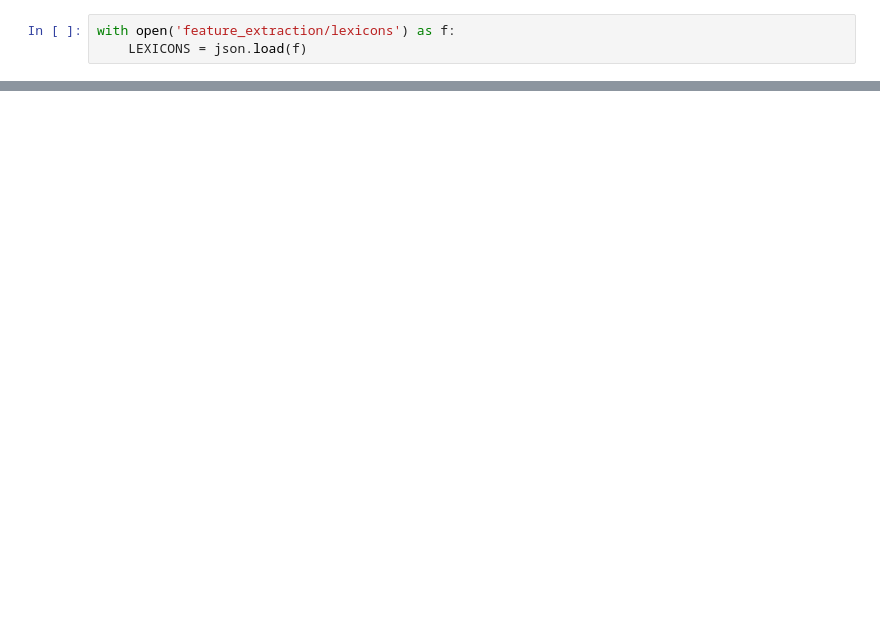
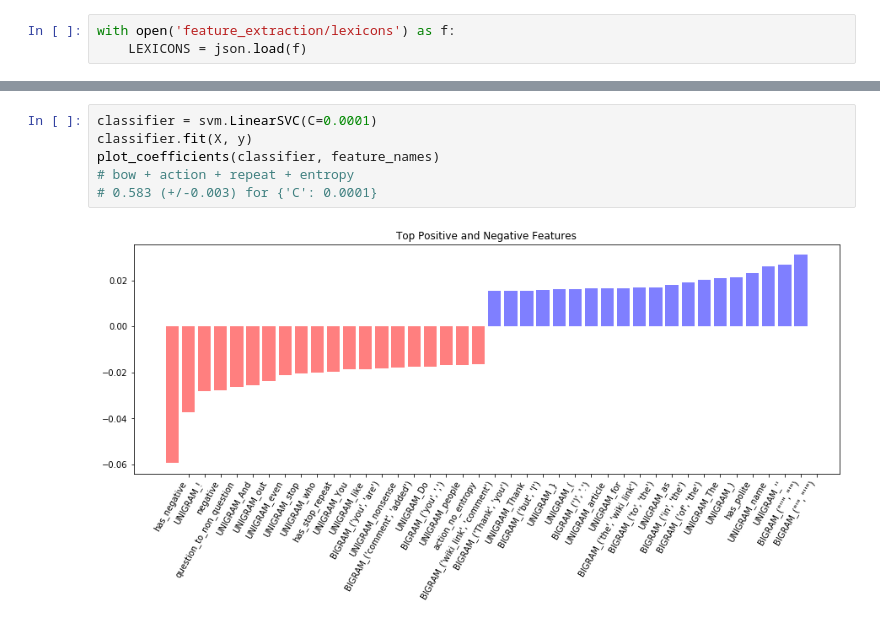
Before and after one commit to conversationai/wikidetox, a Jupyter notebook: conversation_classification/Baseline Testing.ipynb, the cells around one changed output, grey strips where cells are left out. Saved outputs shown, nothing was run; the diff lists cells and outputs as text; blank space fills up the shorter version.

```diff
--- a/conversation_classification/Baseline Testing.ipynb
+++ b/conversation_classification/Baseline Testing.ipynb
@@ -302,0 +406,8 @@ Grid scores on development set:
+# %%
+classifier = svm.LinearSVC(C=0.0001)
+classifier.fit(X, y)
+plot_coefficients(classifier, feature_names)
+# bow + action + repeat + entropy
+# 0.583 (+/-0.003) for {'C': 0.0001}
+# %% [output]
+[figure, added]
```
Also changed, not shown: parts of 31 cells of this notebook, 37 other files.
